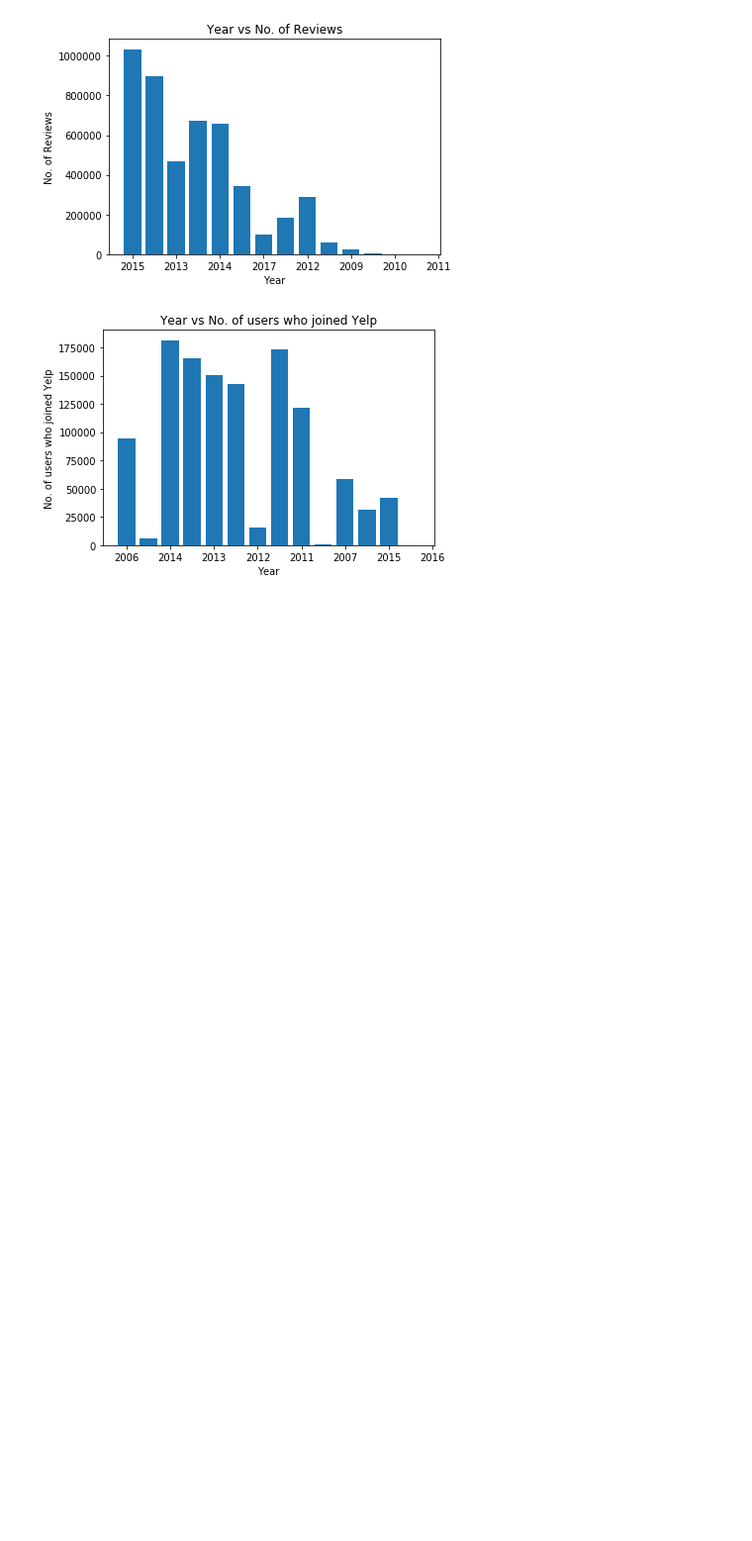
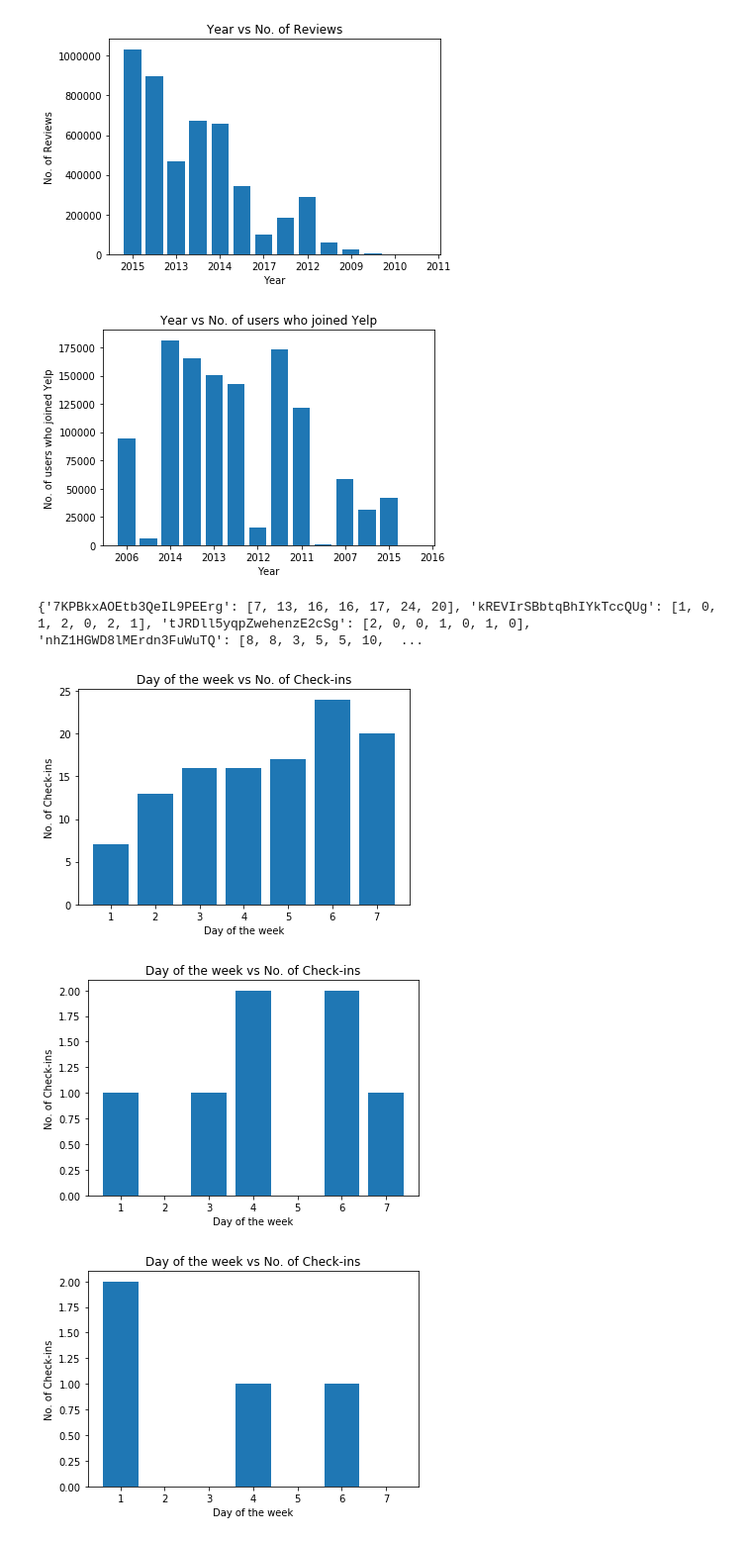
Before and after one commit to pradhanmanva/yelp_challenge, a Jupyter notebook: YelpChallengeNB.ipynb, the cells around one changed output. Shown: that part at 99% size. Drawn from its saved outputs; the diff is of its cells as text; code cells hidden in the pictures; blank space fills up the shorter version.

```diff
--- a/YelpChallengeNB.ipynb
+++ b/YelpChallengeNB.ipynb
@@ -306,3 +367,42 @@ plotter.title('Year vs No. of users who joined Yelp')
 plotter.show()
 # %% [output]
 [figure]
+# %%
+import json
+import os
+import matplotlib.pyplot as plotter
+
+def checkin_vs_date(file_path):
+    dates = dict()
+    with open(file_path,"r") as file:
+        for i in range(4):
+            line = file.readline()
+            j = json.loads(line)
+            check_ins = list()
+            days = ['Monday','Tuesday','Wednesday','Thursday','Friday','Saturday','Sunday']
+            for day in days:
+                if day in j['time']:
+                    total_check_in = 0
+                    for time in j['time'][day].keys():
+                        total_check_in += j['time'][day][time]
+                    check_ins.append(total_check_in)
+                else:
+                    check_ins.append(0)
+            dates[j['business_id']] = check_ins
+
+    return dates
+
+dates = checkin_vs_date(os.path.join("..","data","checkin.json"))
+print(dates)
+
+for business in dates.keys():
+    plotter.bar([1,2,3,4,5,6,7],dates[business])
+    plotter.xlabel('Day of the week')
+    plotter.ylabel('No. of Check-ins')
+    plotter.title('Day of the week vs No. of Check-ins')
+    plotter.show()
+# %% [output]
+{'7KPBkxAOEtb3QeIL9PEErg': [7, 13, 16, 16, 17, 24, 20], 'kREVIrSBbtqBhIYkTccQUg': [1, 0, 1, 2, 0, 2, 1], 'tJRDll5yqpZwehenzE2cSg': [2, 0, 0, 1, 0, 1, 0], 'nhZ1HGWD8lMErdn3FuWuTQ': [8, 8, 3, 5, 5, 10,  ...
+[figure, added]
+[figure, added]
+[figure, added]
```
Also changed, not shown: parts of 11 cells of this notebook, 1 other file.
